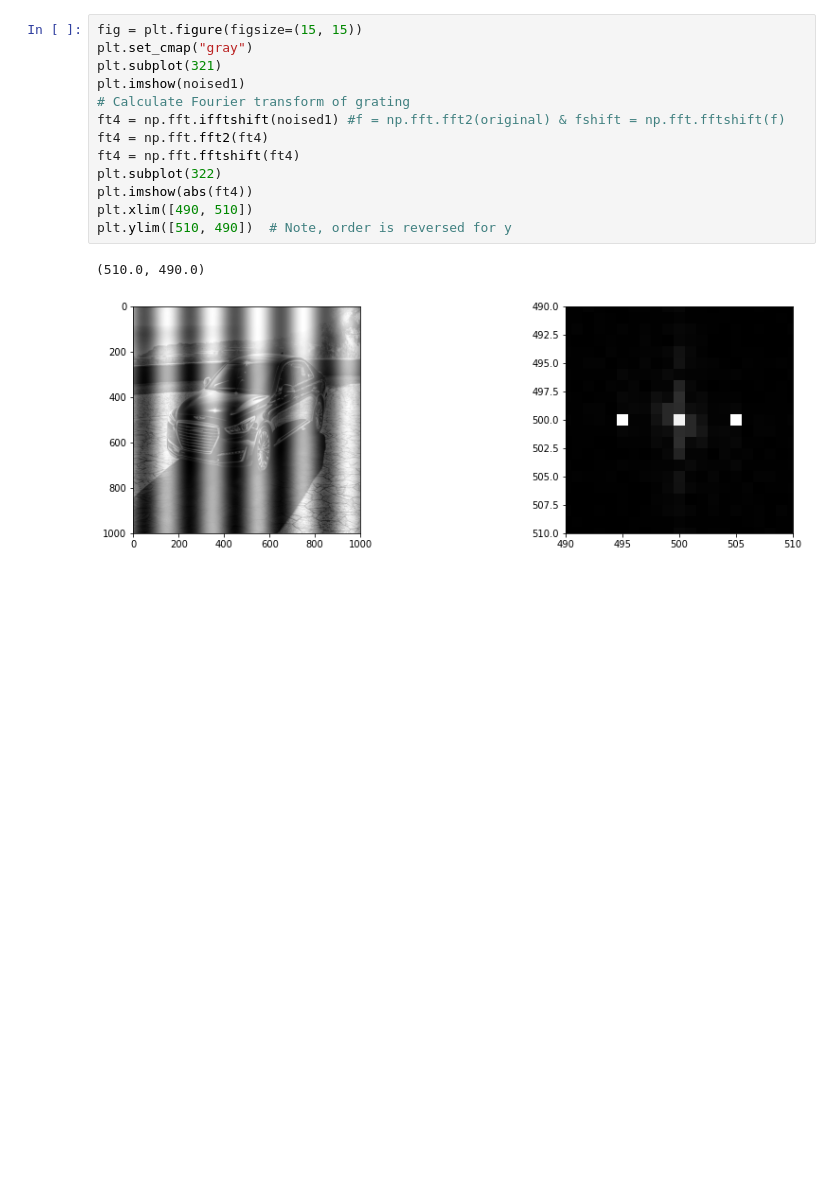
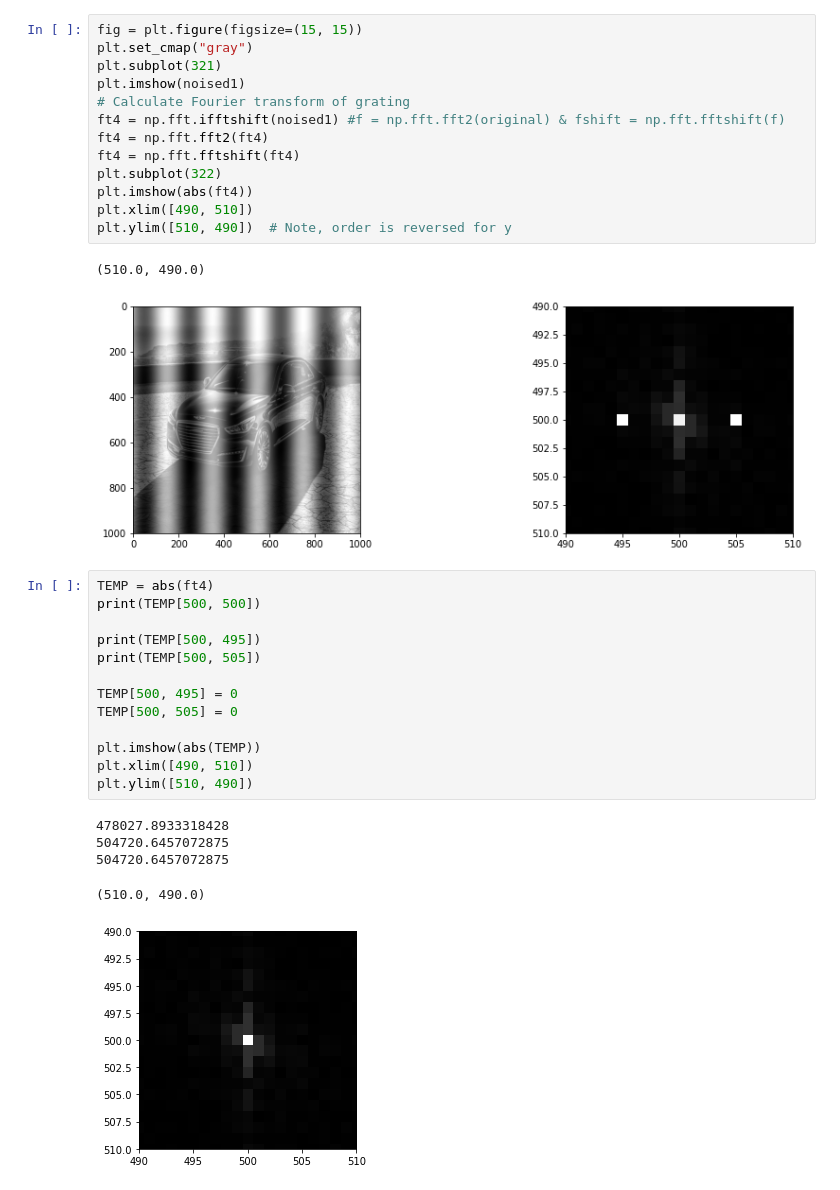
Before and after one commit to mckang6113875/AP_Test_OPEN, a Jupyter notebook: Image_Noise_Canceling_edit1.ipynb, the cells around one changed output. Saved outputs shown, nothing was run; the diff lists cells and outputs as text; blank space fills up the shorter version.

```diff
--- a/Image_Noise_Canceling_edit1.ipynb
+++ b/Image_Noise_Canceling_edit1.ipynb
@@ -505,3 +504,22 @@ plt.ylim([510, 490])  # Note, order is reversed for y
 # %% [output]
 (510.0, 490.0)
 [figure]
+# %%
+TEMP = abs(ft4)
+print(TEMP[500, 500])
+
+print(TEMP[500, 495])
+print(TEMP[500, 505])
+
+TEMP[500, 495] = 0
+TEMP[500, 505] = 0
+
+plt.imshow(abs(TEMP))
+plt.xlim([490, 510])
+plt.ylim([510, 490])
+# %% [output]
+478027.8933318428
+504720.6457072875
+504720.6457072875
+(510.0, 490.0)
+[figure, added]
```
Also changed, not shown: parts of 1 cell of this notebook.
